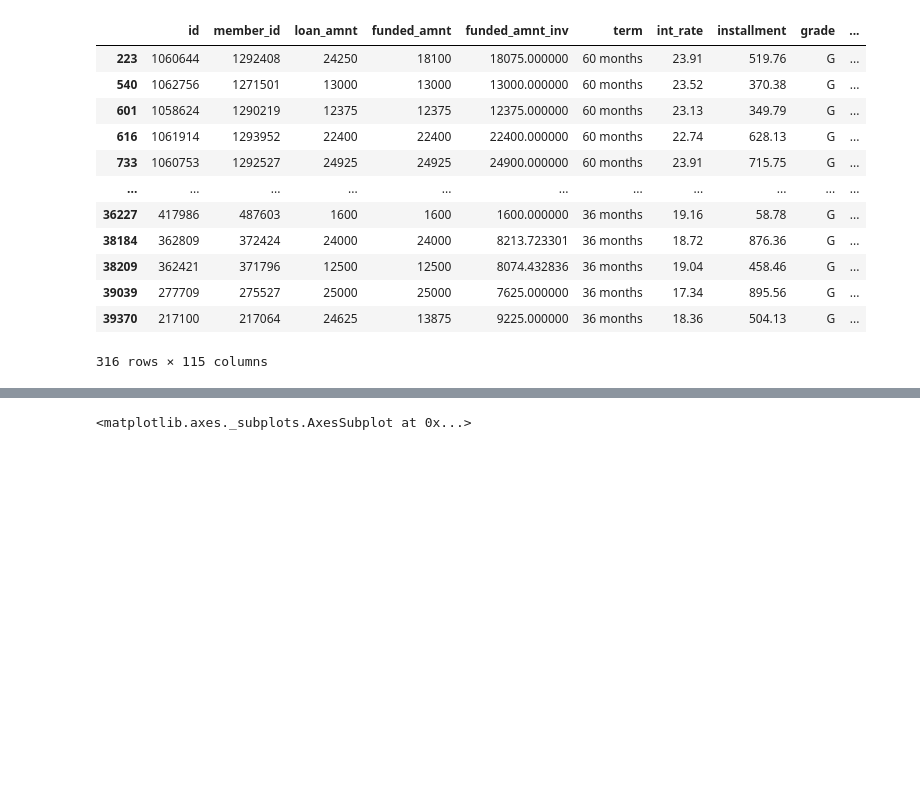
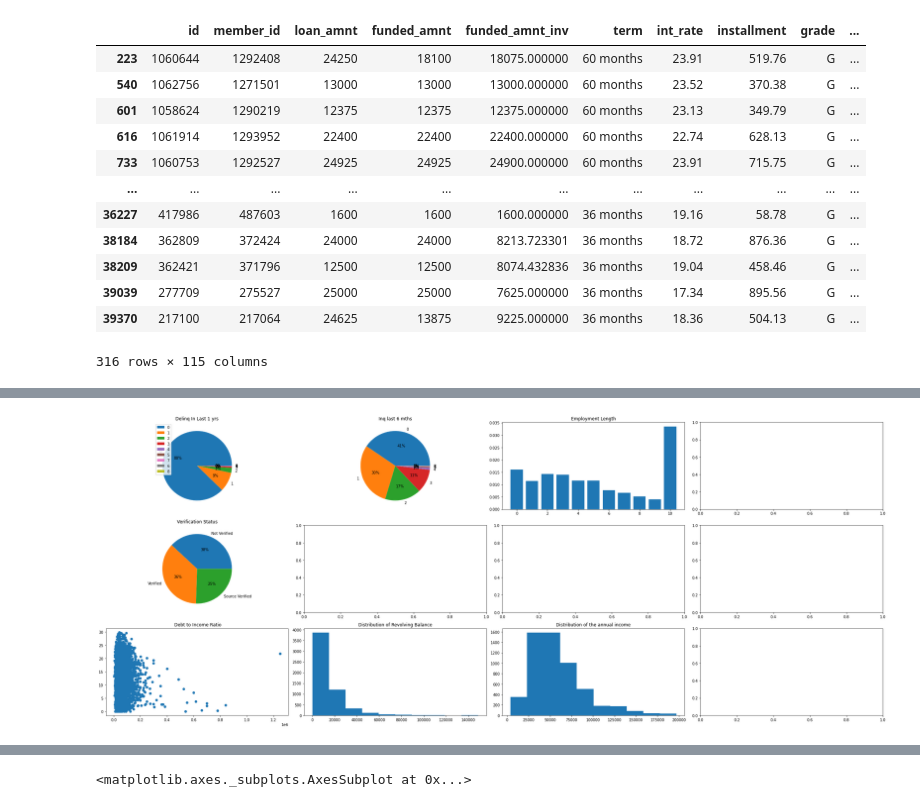
Before and after one commit to samrich76/Lending_Risk_Analysis, a Jupyter notebook: Lending_Risk_Analysis.ipynb, the cells around one changed output, grey strips where cells are left out. Cells and saved outputs as stored; diff of their text form; code cells hidden in the pictures; blank space fills up the shorter version.

```diff
--- a/Lending_Risk_Analysis.ipynb
+++ b/Lending_Risk_Analysis.ipynb
@@ -230,0 +242,95 @@ loandataset.shape
+# %%
+
+term_data_1 =  ChargedOff_loandataset['delinq_2yrs'].value_counts().reset_index()
+
+#distribution of grades
+grade_data_1 =  ChargedOff_loandataset['inq_last_6mths'].value_counts().reset_index()
+
+purpose_data_1 = ChargedOff_loandataset['purpose'].value_counts().reset_index()
+state_data_1 = ChargedOff_loandataset['addr_state'].value_counts().reset_index()
+
+# Get verification status info
+verification_status  = ChargedOff_loandataset['verification_status'].value_counts().reset_index()
+
+# distribution of the employment length
+employee_length_data_1 = (ChargedOff_loandataset['emp_length_num'].value_counts().sort_index()/len(loandataset)).reset_index()
+
+# connection between employment length and default rate
+employee_length_def_rate =  ChargedOff_loandataset.groupby('emp_length_num')['loan_status_bin'].mean().reset_index()
+
+# Grade vs interest Rate
+#grade_vs_intrate = ChargedOff_loandataset.groupby('grade')['int_rate'].mean().reset_index()
+
+# Term vs Interest
+term_vs_intrate = ChargedOff_loandataset.groupby('term')['int_rate'].mean().reset_index()
+
+# Purpose vs Loan status
+#purpose_loanstatus = ChargedOff_loandataset.groupby('purpose')['loan_status_bin'].sum().reset_index()
+
+#owner ship vs default rate
+#ownership_loanstatus = ChargedOff_loandataset[loandataset['home_ownership'].isin(['MORTGAGE','OWN', 'RENT'])].groupby('home_ownership')['loan_status_bin'].sum().reset_index()
+
+fig, axs  = plt.subplots(nrows = 3, ncols=4,figsize=(30,12))
+
+#*******************************
+#  First  column
+#*******************************
+axs[0,0].pie(term_data_1['delinq_2yrs'], labels=term_data_1['index'],  autopct='%.0f%%')
+axs[0,0].legend()
+axs[0,0].set_title("Delinq In Last 1 yrs")
+
+axs[1,0].pie(verification_status['verification_status'], labels=verification_status['index'],  autopct='%.0f%%')
+axs[1,0].set_title("Verification Status")
+
+axs[2,0].scatter(ChargedOff_loandataset['annual_inc'], ChargedOff_loandataset['dti'])
+axs[2,0].set_title(" Debt to Income Ratio")
+
+#axs[2,0].pie(ownership_loanstatus['loan_status_bin'] , labels=ownership_loanstatus['home_ownership'],  autopct='%.0f%%' )
+#axs[2,0].set_title(" Ownership vs default rate ")
+
+
+#*******************************
+# Second  column
+#*******************************
+axs[0,1].pie(grade_data_1['inq_last_6mths'], labels=grade_data_1['index'],  autopct='%.0f%%')
+#axs[0,1].legend()
+axs[0,1].set_title("Inq last 6 mths")
+
+##sns.boxplot(data=ChargedOff_loandataset[ChargedOff_loandataset['home_ownership'].isin(['MORTGAGE','OWN', 'RENT'])], x='home_ownership', y='loan_amnt', ax=axs[1,1])
+##axs[1,1].set_title(" Homeownership vs loan_amnt ")
+
+##axs[2,1].hist(ChargedOff_loandataset.loan_amnt)
+##axs[2,1].set_title("Distribution of Loan amount")
+axs[2,1].hist(ChargedOff_loandataset['revol_bal'])
+axs[2,1].set_title("Distribution of Revolving Balance")
+
+#***************************************
+# Third Column
+#***************************************
+axs[0,2].bar(employee_length_data_1['index'] , employee_length_data_1['emp_length_num'] )
+axs[0,2].set_title("Employment Length")
+
+
+#axs[1,2].bar(employee_length_def_rate['emp_length_num'] , employee_length_def_rate['loan_status_bin'] )
+#axs[1,2].set_title("Employment length & default rate")
+
+axs[2,2].hist(ChargedOff_loandataset[ChargedOff_loandataset['annual_inc']<200000]['annual_inc'])
+axs[2,2].set_title("Distribution of the annual income")
+
+#***************************************
+# Forth  column
+#***************************************
+##axs[0,3].pie(purpose_data_1['purpose'], labels=purpose_data_1['index'],  autopct='%.0f%%')
+##axs[0,3].set_title("Purpose")
+
+#axs[1,3].pie(purpose_loanstatus['loan_status_bin'], labels=purpose_loanstatus['purpose'] ,  autopct='%.0f%%'  )
+#axs[1,3].set_title("Purpose vs Loan Status")
+
+
+##axs[2,3].hist(ChargedOff_loandataset['installment'],bins=50)
+##axs[2,3].set_title("Distribution of installment")
+
+plt.tight_layout()
+plt.show()
+# %% [output]
+[figure, added]
```
Also changed, not shown: parts of 34 cells of this notebook.
